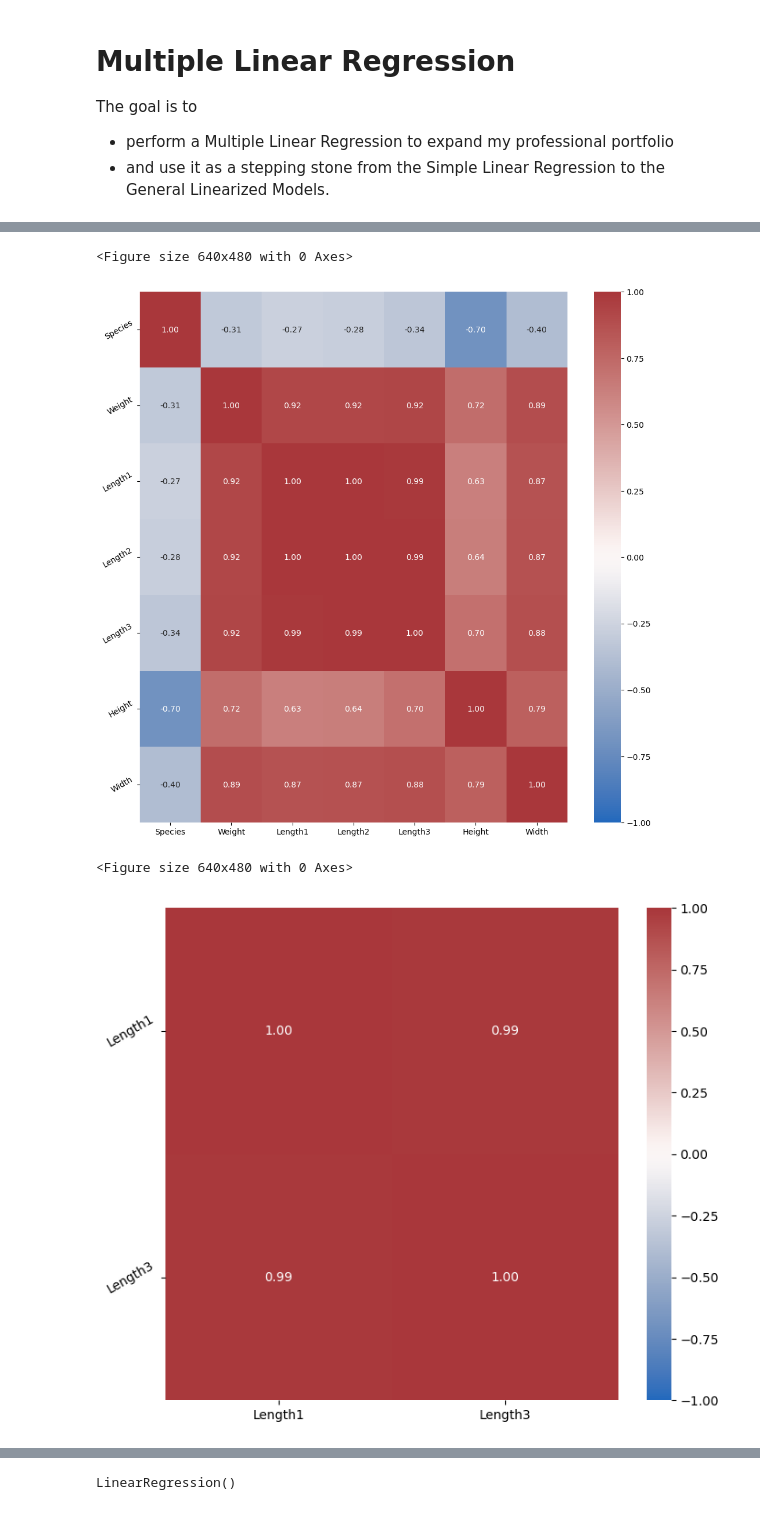
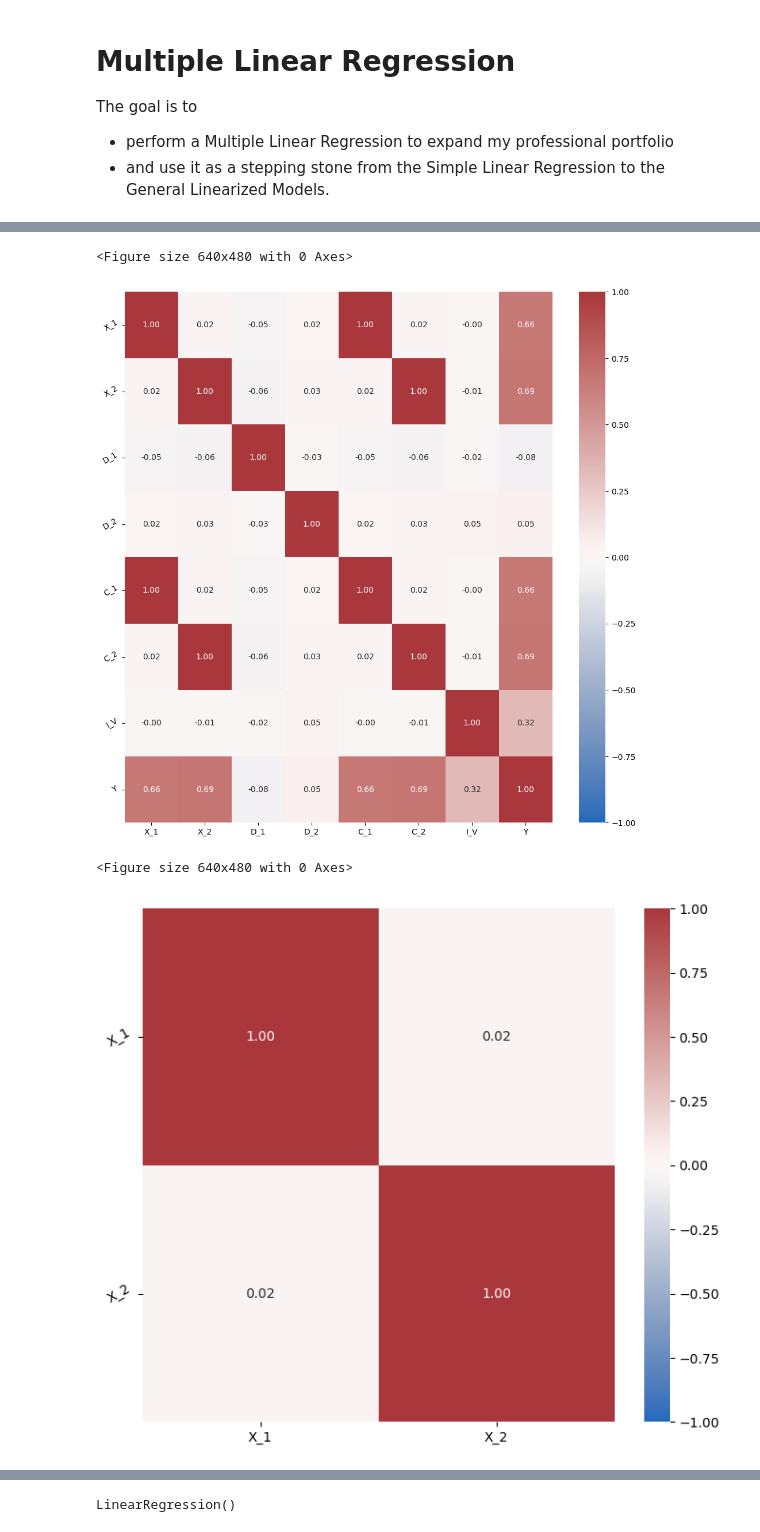
Before and after one commit to MaximilianHauser/MultipleLinearRegression, a Jupyter notebook: Multiple_Linear_Regression.ipynb, the cells around one changed output, grey strips where cells are left out. Drawn from its saved outputs; the diff is of its cells as text; code cells hidden in the pictures.

Commit message:
custom data, to easier test various features etc.

```diff
--- a/Multiple_Linear_Regression.ipynb
+++ b/Multiple_Linear_Regression.ipynb
@@ -35,13 +35,10 @@ import seaborn as sns
 import matplotlib.pyplot as plt
 
 # load the data and save it into a dataframe --------------------------------------------------------------------------------- #
-all_data_df = pd.read_csv("Fish.csv")
-
-# cast Data Types as needed for model ---------------------------------------------------------------------------------------- #
-all_data_df["Species"] = all_data_df["Species"].replace(to_replace={"Bream":0, "Parkki":1, "Perch":2, "Pike":3, "Roach":4, "Smelt":5, "Whitefish":6})
+all_data_df = pd.read_csv("lin.csv")
 
 # intial print to get an overview over the data and it's usability ----------------------------------------------------------- #
-#print(all_data_df.head())
-print(all_data_df.info())
-#print(all_data_df.Species.unique())
+print(all_data_df.head())
+#print(all_data_df.info())
+#print(all_data_df.I_V.unique())
 # %% [output]
@@ -71,37 +66,37 @@ plt.yticks(rotation=30)
 plt.show()
 # %% [output]
 <Figure size 640x480 with 0 Axes>
-[figure, old version]
+[figure, new version]
 # %%
 # predefined significance level predefined for all statistical tests --------------------------------------------------------- #
 alpha = 0.05
 
 # removing explaining variables, which are highly correlated with other explaining variables --------------------------------- #
 # or which do not add any or only very little explainatory value ------------------------------------------------------------- #
-predicted_variable = ["Length2"]
+predicted_variable = ["Y"]
 
-predicting_variables = ["Length1", "Length3"]
+predicting_variables = ["X_1", "X_2"]
 
 columns_to_drop = list(all_data_df.columns.values)
 
 for var in predicting_variables:
     columns_to_drop.remove(var)
 
 all_data_Y_dropped = all_data_df.drop(columns=predicted_variable)
 
 model_df = all_data_df.drop(columns=columns_to_drop)
 
 # correlation matrix --------------------------------------------------------------------------------------------------------- #
 model_corr = model_df.corr()
 
 plt.clf()
 plt.figure(figsize=(8,7))
 sns.heatmap(model_corr, vmin=-1, vmax=1, xticklabels=model_corr.columns, yticklabels=model_corr.columns, cmap="vlag", annot=True, fmt=".2f")
 plt.yticks(rotation=30)
 plt.show()
 # %% [output]
 <Figure size 640x480 with 0 Axes>
-[figure, old version]
+[figure, new version]
 # %%
 plt.clf()
 # define the plot
```
Also changed, not shown: parts of 11 cells of this notebook, 2 other files.
